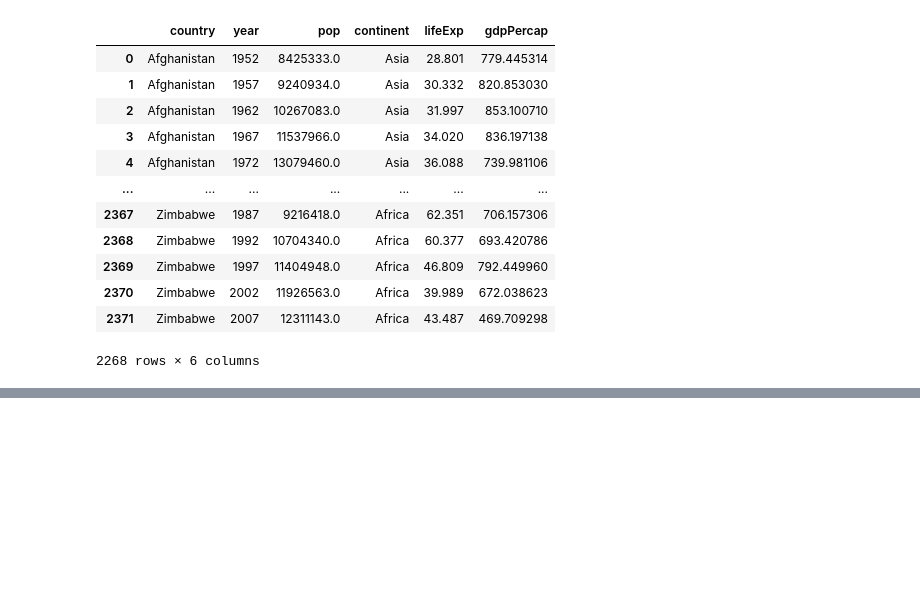
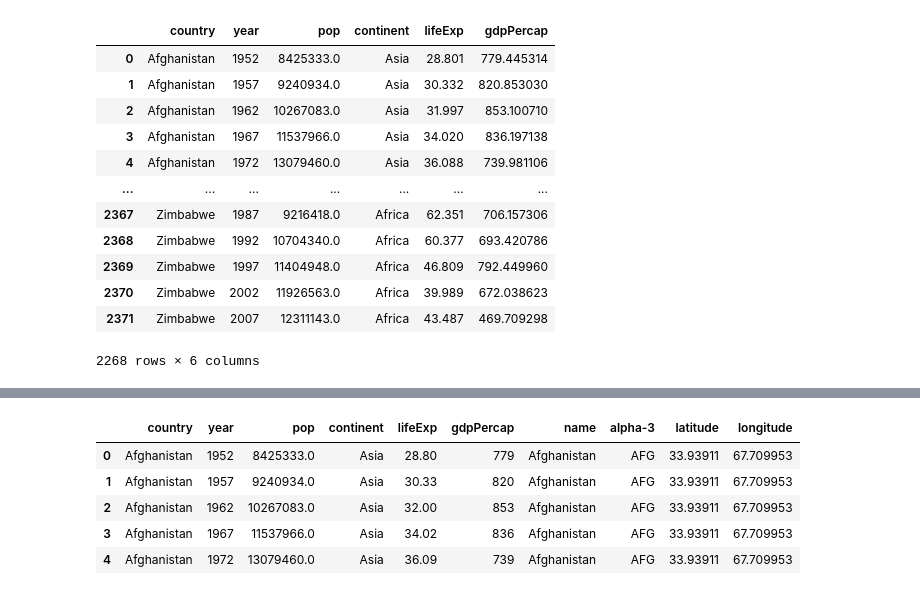
Before and after one commit to janisfroelich/ivi, a Jupyter notebook: data_prep.ipynb, the cells around one changed output, grey strips where cells are left out. Cells and saved outputs as stored; diff of their text form; code cells hidden in the pictures; blank space fills up the shorter version.

```diff
--- a/data_prep.ipynb
+++ b/data_prep.ipynb
@@ -446,0 +468,17 @@ data_gapminder.gdpPercap = data_gapminder.gdpPercap.astype(int)
+# %%
+lat_long_data = pd.read_csv("Data/world_country_and_usa_states_latitude_and_longitude_values.csv")
+lat_long_data.head()
+
+lat_long_data.drop(['usa_state', 'usa_state_code', 'usa_state_latitude', 'usa_state_longitude', 'country_code'], axis=1, inplace=True)
+# %%
+# join lat_long_data to data_gapminder_join on country
+data_gapminder_join = data_gapminder_join.merge(lat_long_data, left_on='country', right_on='country', how='inner')
+# %%
+data_gapminder_join.head()
+# %% [output]
+|  | country | year | pop | continent | lifeExp | gdpPercap | name | alpha-3 | latitude | longitude |
+| 0 | Afghanistan | 1952 | 8425333.0 | Asia | 28.80 | 779 | Afghanistan | AFG | 33.93911 | 67.709953 |
+| 1 | Afghanistan | 1957 | 9240934.0 | Asia | 30.33 | 820 | Afghanistan | AFG | 33.93911 | 67.709953 |
+| 2 | Afghanistan | 1962 | 10267083.0 | Asia | 32.00 | 853 | Afghanistan | AFG | 33.93911 | 67.709953 |
+| 3 | Afghanistan | 1967 | 11537966.0 | Asia | 34.02 | 836 | Afghanistan | AFG | 33.93911 | 67.709953 |
+| 4 | Afghanistan | 1972 | 13079460.0 | Asia | 36.09 | 739 | Afghanistan | AFG | 33.93911 | 67.709953 |
```
Also changed, not shown: parts of 13 cells of this notebook, 8 other files.
